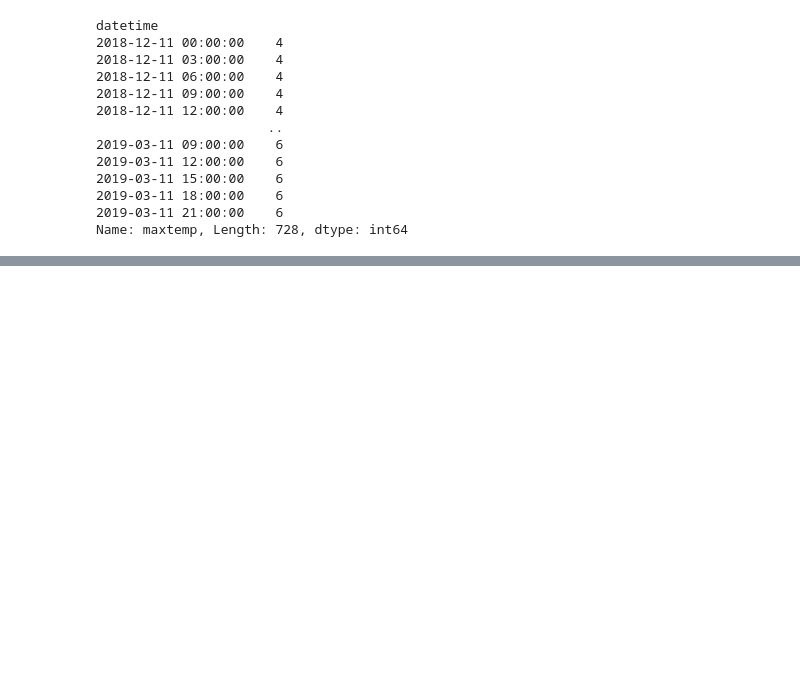
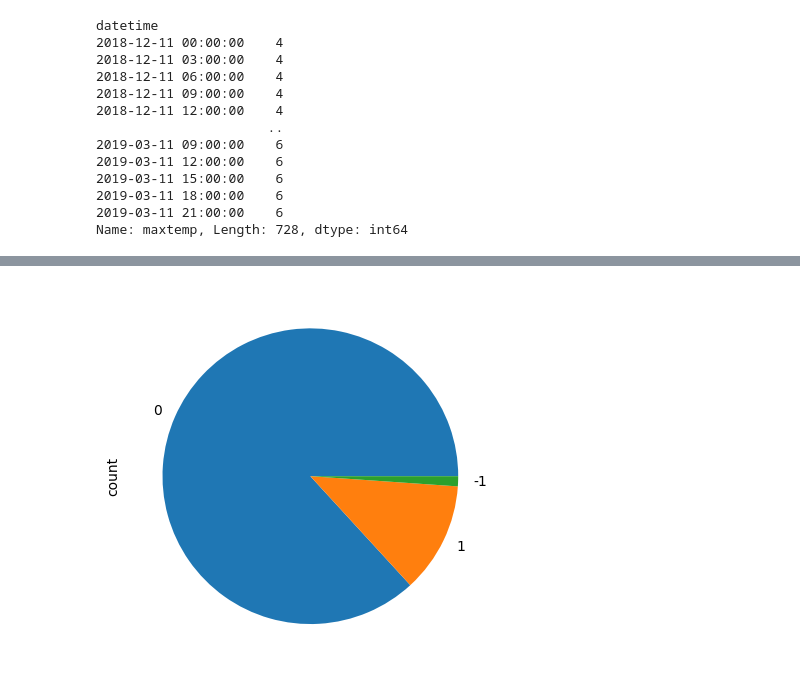
Before and after one commit to reuven/apple-2025-05May-29-visualization, a Jupyter notebook: 2025-05May-29-visualization.ipynb, the cells around one changed output, grey strips where cells are left out. Cells and saved outputs as stored; diff of their text form; code cells hidden in the pictures; blank space fills up the shorter version.

```diff
--- a/2025-05May-29-visualization.ipynb
+++ b/2025-05May-29-visualization.ipynb
@@ -433,5 +433,5 @@ datetime
 2019-03-11 21:00:00    6
 Name: maxtemp, Length: 728, dtype: int64
 # %%
-s.value_cou
+(s / 10).astype(int).value_counts().plot.pie()
 # %% [output]
@@ -450,0 +439 @@ Name: maxtemp, Length: 728, dtype: int64
+[figure, added]
```
Also changed, not shown: parts of 1 cell of this notebook.
